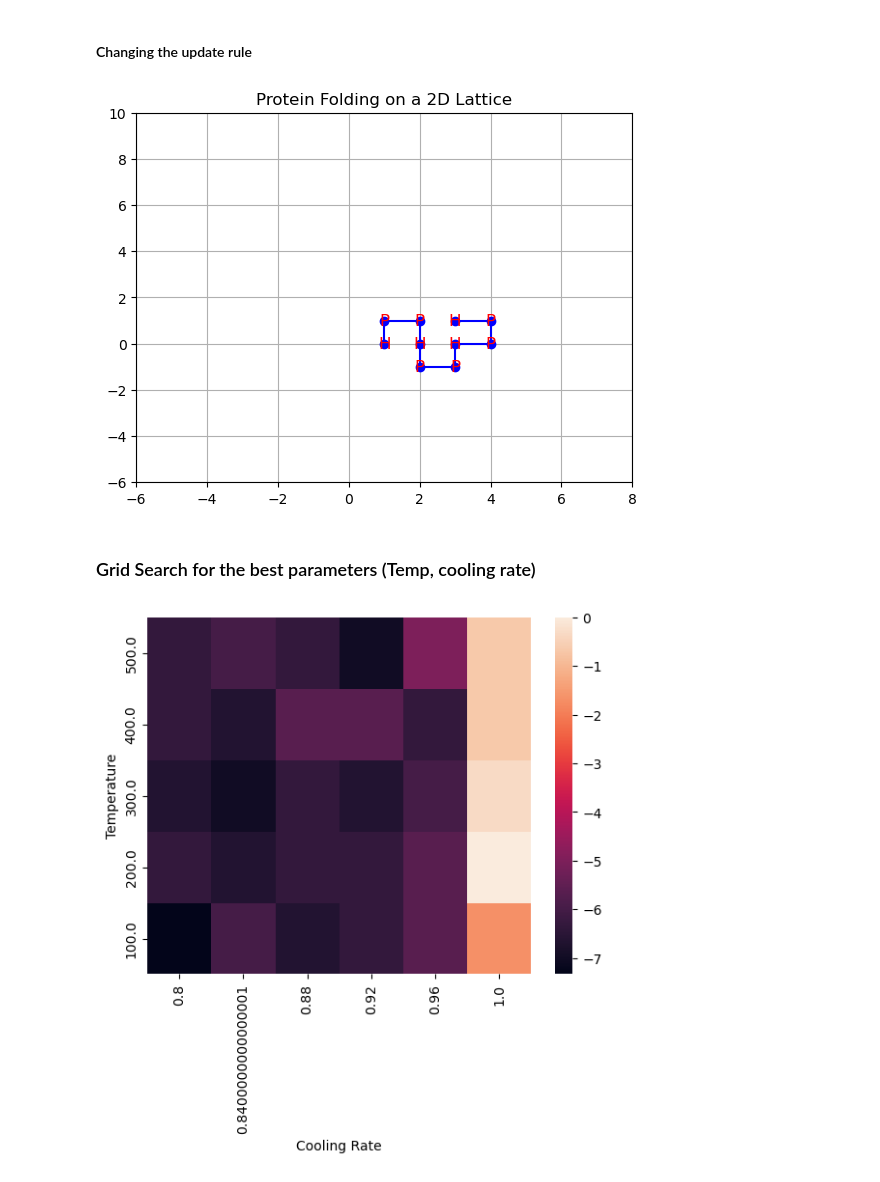
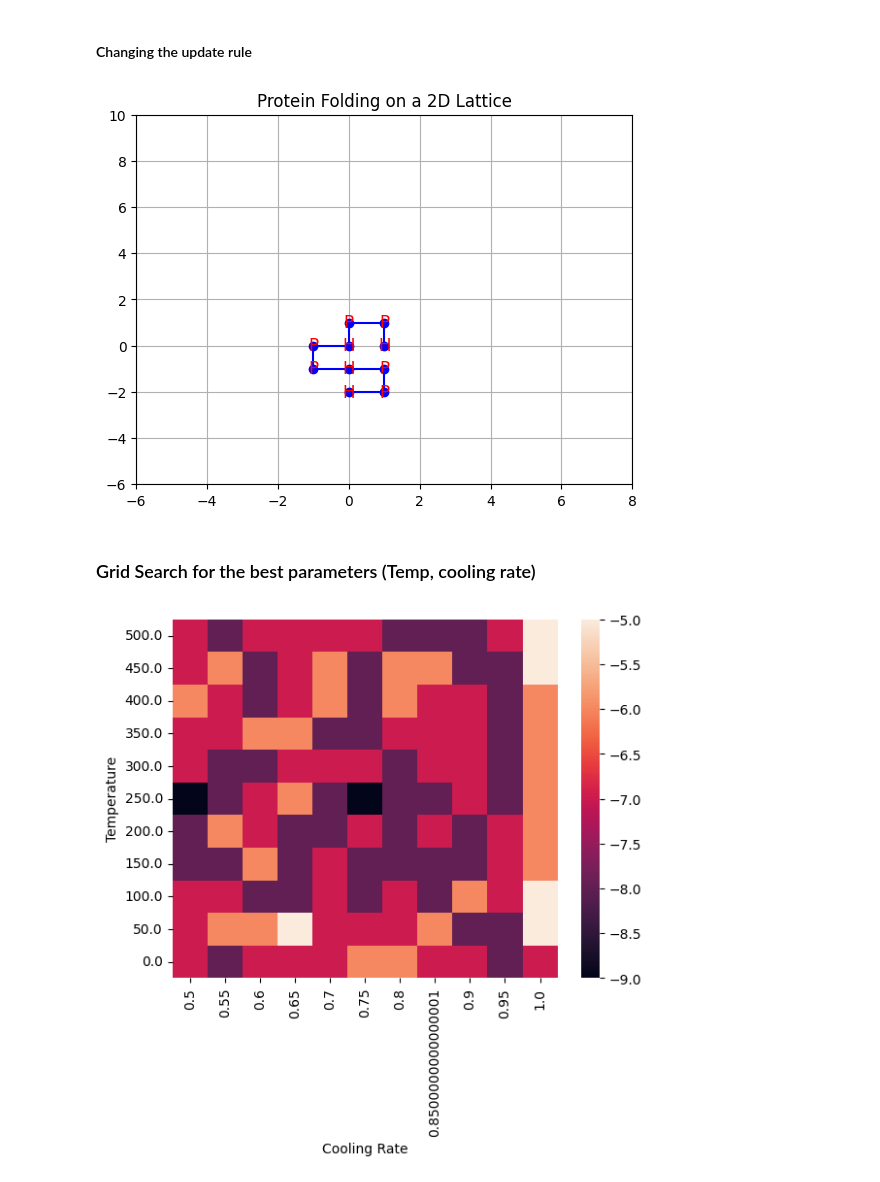
Before and after one commit to gbelis/LatticeFold, a Jupyter notebook: latticefold.ipynb, the cells around one changed output. Cells and saved outputs as stored; diff of their text form; code cells hidden in the pictures.

Commit message:
grid search on not

```diff
--- a/latticefold.ipynb
+++ b/latticefold.ipynb
@@ -28,10 +25,10 @@ folding_gif(folding[::5], prot.sequence)
 # %%
 %autoreload
 prot = Protein('HPPHPPHPPH')
-folding_rot = prot.fold(max_iter=1000, temperature=10, cooling_rate=0.99, rule='rotation')
+folding_rot = prot.fold(max_iter=1000, temperature=10, cooling_rate=0.99, rules=['rotation'])
 folding_gif(folding_rot[::5], prot.sequence,output_file='protein_folding_rot.gif')
 # %% [output]
-[figure, old version]
+[figure, new version]
 # %% [markdown]
 ### Grid Search for the best parameters (Temp, cooling rate)
 # %%
@@ -42,8 +39,8 @@ from tqdm import tqdm
 %autoreload
 # setting up ranges
 temps=np.linspace(0,500,11)
-coolrates=np.linspace(0.6,1,6)
-iterations=np.arange(3)
+coolrates=np.linspace(0.5,1,11)
+iterations=np.arange(5)
 
 
 
@@ -61,11 +58,12 @@ for T, cr, i in tqdm(product(temps, coolrates, iterations)):
                                     'Iteration':i,
                                     'Final Energy':energies[-1],
                                     'Min Energy':np.min(energies)},index=[0])])
+df.to_csv('grid_search_results.csv')
 # %%
 ax = sns.heatmap(df.groupby(['Temperature', 'Cooling Rate'])[['Final Energy', 'Min Energy']]
-            .mean()
+            .min()
             .reset_index()
-            .pivot(index='Temperature', columns='Cooling Rate', values='Final Energy').astype(float))
+            .pivot(index='Temperature', columns='Cooling Rate', values='Min Energy').astype(float))
 plt.gca().invert_yaxis()
 # %% [output]
-[figure, old version]
+[figure, new version]
```
Also changed, not shown: parts of 4 cells of this notebook, 3 other files.
